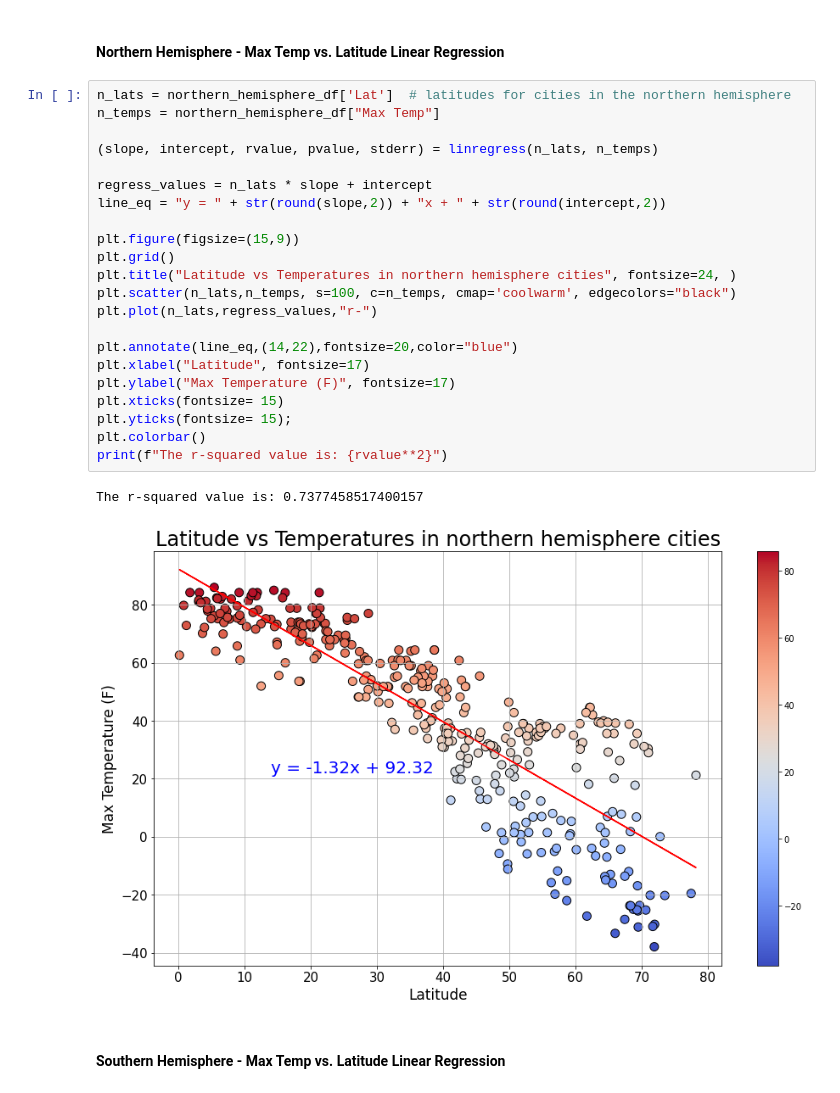
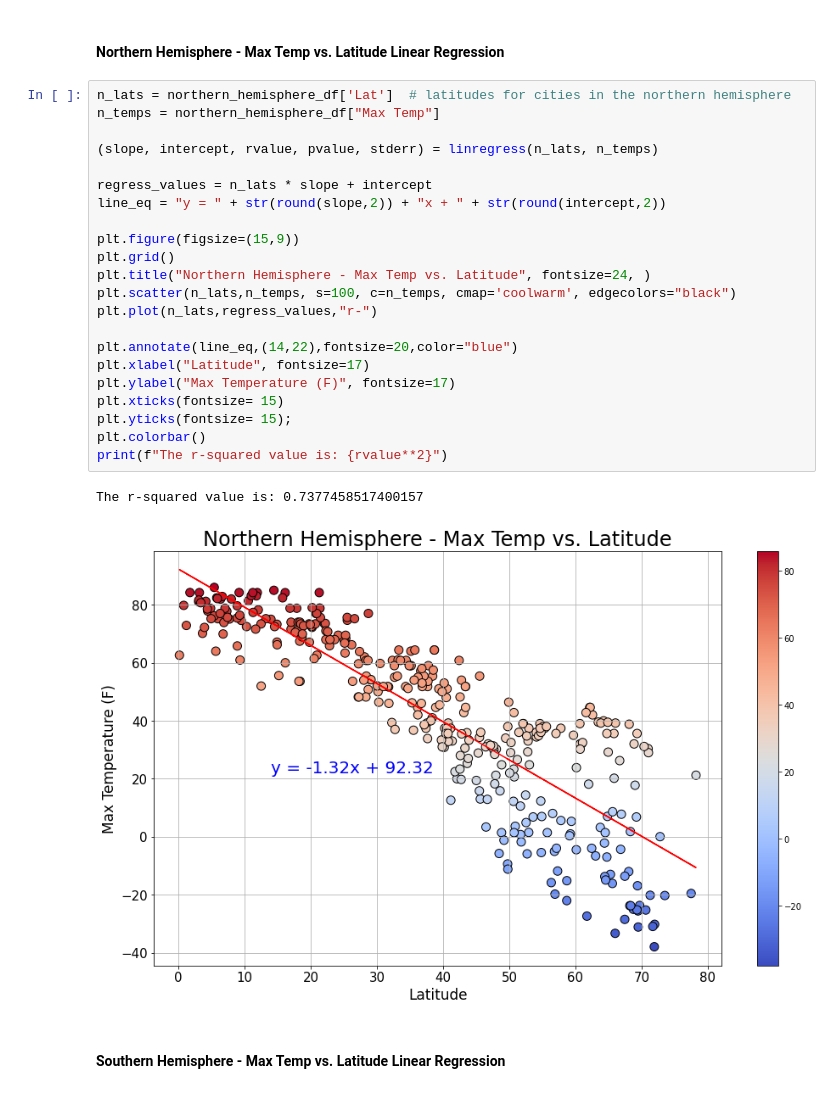
Before and after one commit to crogar/python-api-challenge, a Jupyter notebook: WeatherPy/WeatherPy.ipynb, the cells around one changed output. Cells and saved outputs as stored; diff of their text form.

```diff
--- a/WeatherPy/WeatherPy.ipynb
+++ b/WeatherPy/WeatherPy.ipynb
@@ -235,28 +235,28 @@ southern_hemisphere_df = df[df['Lat'] < 0]
 # %%
 n_lats = northern_hemisphere_df['Lat']  # latitudes for cities in the northern hemisphere
 n_temps = northern_hemisphere_df["Max Temp"]
 
 (slope, intercept, rvalue, pvalue, stderr) = linregress(n_lats, n_temps)
 
 regress_values = n_lats * slope + intercept
 line_eq = "y = " + str(round(slope,2)) + "x + " + str(round(intercept,2))
 
 plt.figure(figsize=(15,9))
 plt.grid()
-plt.title("Latitude vs Temperatures in northern hemisphere cities", fontsize=24, )
+plt.title("Northern Hemisphere - Max Temp vs. Latitude", fontsize=24, )
 plt.scatter(n_lats,n_temps, s=100, c=n_temps, cmap='coolwarm', edgecolors="black")
 plt.plot(n_lats,regress_values,"r-")
 
 plt.annotate(line_eq,(14,22),fontsize=20,color="blue")
 plt.xlabel("Latitude", fontsize=17)
 plt.ylabel("Max Temperature (F)", fontsize=17)
 plt.xticks(fontsize= 15)
 plt.yticks(fontsize= 15);
 plt.colorbar()
 print(f"The r-squared value is: {rvalue**2}")
 # %% [output]
 The r-squared value is: 0.7377458517400157
-[figure, old version]
+[figure, new version]
 # %% [markdown]
 ####  Southern Hemisphere - Max Temp vs. Latitude Linear Regression
 # %%
```
Also changed, not shown: parts of 3 cells of this notebook.
